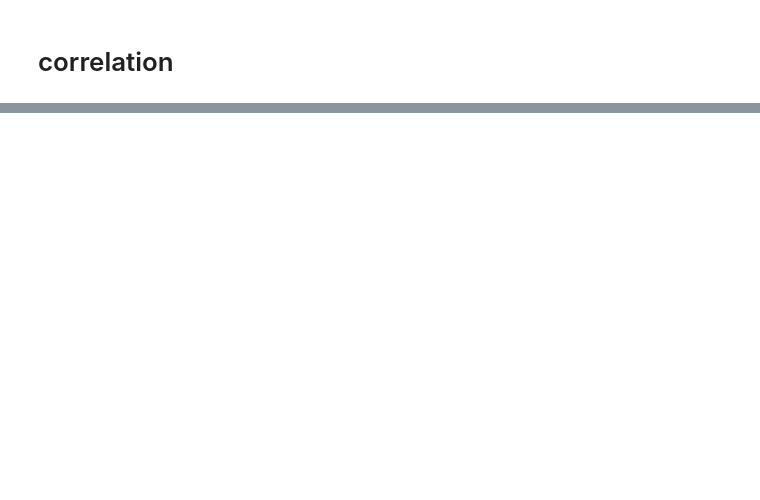
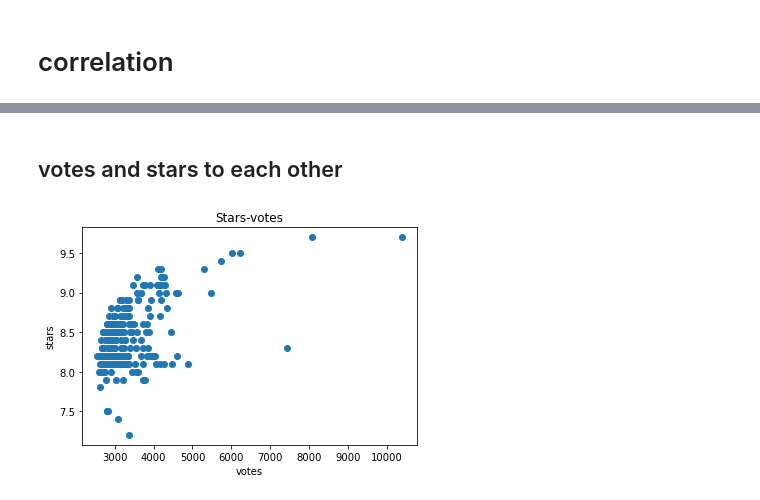
Before and after one commit to MarijkeBeersmans/CLS-project, a Jupyter notebook: Correlation.ipynb, the cells around one changed output, grey strips where cells are left out. Drawn from its saved outputs; the diff is of its cells as text; code cells hidden in the pictures; blank space fills up the shorter version.

```diff
--- a/Correlation.ipynb
+++ b/Correlation.ipynb
@@ -50,0 +18,26 @@ Name: Votes, dtype: float64
+# %% [markdown]
+## votes and stars to each other
+# %%
+import matplotlib.pyplot as plot
+
+import numpy as np
+
+
+
+# Hypothetical equity returns
+
+stars = books['Stars']
+votes = books['Votes']
+
+
+
+# Draw the scatter plot
+
+plot.scatter(votes, stars)
+plot.title('Stars-votes')
+plot.xlabel('votes')
+plot.ylabel('stars')
+
+plot.show()
+# %% [output]
+[figure, added]
```
Also changed, not shown: parts of 28 cells of this notebook, 9 other files.
